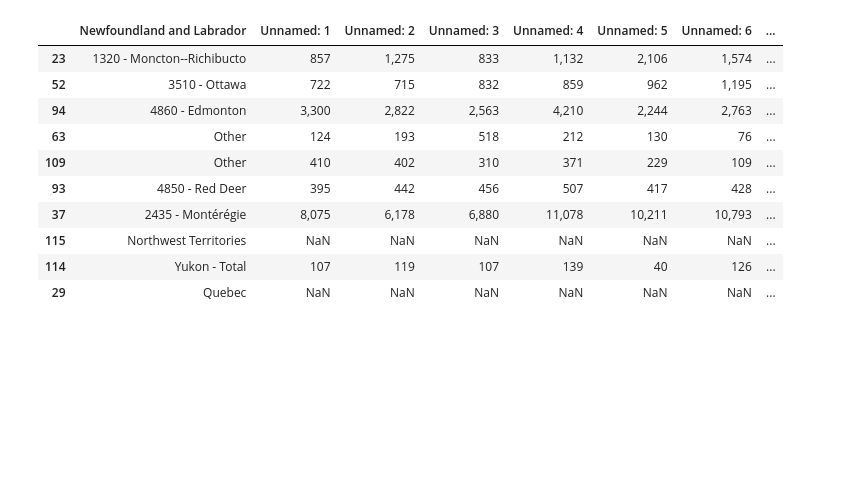
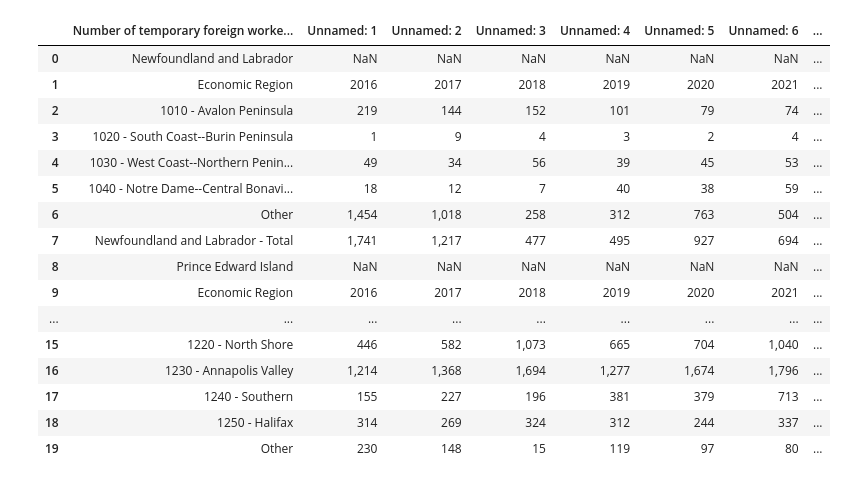
Before and after one commit to JohnNguyenAnh/LMIA_evaluation_project, a Jupyter notebook: EDA data/eda_data_table_03.ipynb, the cells around one changed output. Drawn from its saved outputs; the diff is of its cells as text; code cells hidden in the pictures; blank space fills up the shorter version.

```diff
--- a/EDA data/eda_data_table_03.ipynb
+++ b/EDA data/eda_data_table_03.ipynb
@@ -32,14 +32,20 @@ df
-# %%
-df.sample(10)
-# %% [output]
-|  | Newfoundland and Labrador | Unnamed: 1 | Unnamed: 2 | Unnamed: 3 | Unnamed: 4 | Unnamed: 5 | Unnamed: 6 | ... |
-| 23 | 1320 - Moncton--Richibucto | 857 | 1,275 | 833 | 1,132 | 2,106 | 1,574 | ... |
-| 52 | 3510 - Ottawa | 722 | 715 | 832 | 859 | 962 | 1,195 | ... |
-| 94 | 4860 - Edmonton | 3,300 | 2,822 | 2,563 | 4,210 | 2,244 | 2,763 | ... |
-| 63 | Other | 124 | 193 | 518 | 212 | 130 | 76 | ... |
-| 109 | Other | 410 | 402 | 310 | 371 | 229 | 109 | ... |
-| 93 | 4850 - Red Deer | 395 | 442 | 456 | 507 | 417 | 428 | ... |
-| 37 | 2435 - Montérégie | 8,075 | 6,178 | 6,880 | 11,078 | 10,211 | 10,793 | ... |
-| 115 | Northwest Territories | NaN | NaN | NaN | NaN | NaN | NaN | ... |
-| 114 | Yukon - Total | 107 | 119 | 107 | 139 | 40 | 126 | ... |
-| 29 | Quebec | NaN | NaN | NaN | NaN | NaN | NaN | ... |
+# %%
+df.head(20)
+# %% [output]
+|  | Number of temporary foreign worke... | Unnamed: 1 | Unnamed: 2 | Unnamed: 3 | Unnamed: 4 | Unnamed: 5 | Unnamed: 6 | ... |
+| 0 | Newfoundland and Labrador | NaN | NaN | NaN | NaN | NaN | NaN | ... |
+| 1 | Economic Region | 2016 | 2017 | 2018 | 2019 | 2020 | 2021 | ... |
+| 2 | 1010 - Avalon Peninsula | 219 | 144 | 152 | 101 | 79 | 74 | ... |
+| 3 | 1020 - South Coast--Burin Peninsula | 1 | 9 | 4 | 3 | 2 | 4 | ... |
+| 4 | 1030 - West Coast--Northern Penin... | 49 | 34 | 56 | 39 | 45 | 53 | ... |
+| 5 | 1040 - Notre Dame--Central Bonavi... | 18 | 12 | 7 | 40 | 38 | 59 | ... |
+| 6 | Other | 1,454 | 1,018 | 258 | 312 | 763 | 504 | ... |
+| 7 | Newfoundland and Labrador - Total | 1,741 | 1,217 | 477 | 495 | 927 | 694 | ... |
+| 8 | Prince Edward Island | NaN | NaN | NaN | NaN | NaN | NaN | ... |
+| 9 | Economic Region | 2016 | 2017 | 2018 | 2019 | 2020 | 2021 | ... |
+| ... | ... | ... | ... | ... | ... | ... | ... | ... |
+| 15 | 1220 - North Shore | 446 | 582 | 1,073 | 665 | 704 | 1,040 | ... |
+| 16 | 1230 - Annapolis Valley | 1,214 | 1,368 | 1,694 | 1,277 | 1,674 | 1,796 | ... |
+| 17 | 1240 - Southern | 155 | 227 | 196 | 381 | 379 | 713 | ... |
+| 18 | 1250 - Halifax | 314 | 269 | 324 | 312 | 244 | 337 | ... |
+| 19 | Other | 230 | 148 | 15 | 119 | 97 | 80 | ... |
```
Also changed, not shown: parts of 7 cells of this notebook, 8 other files.
